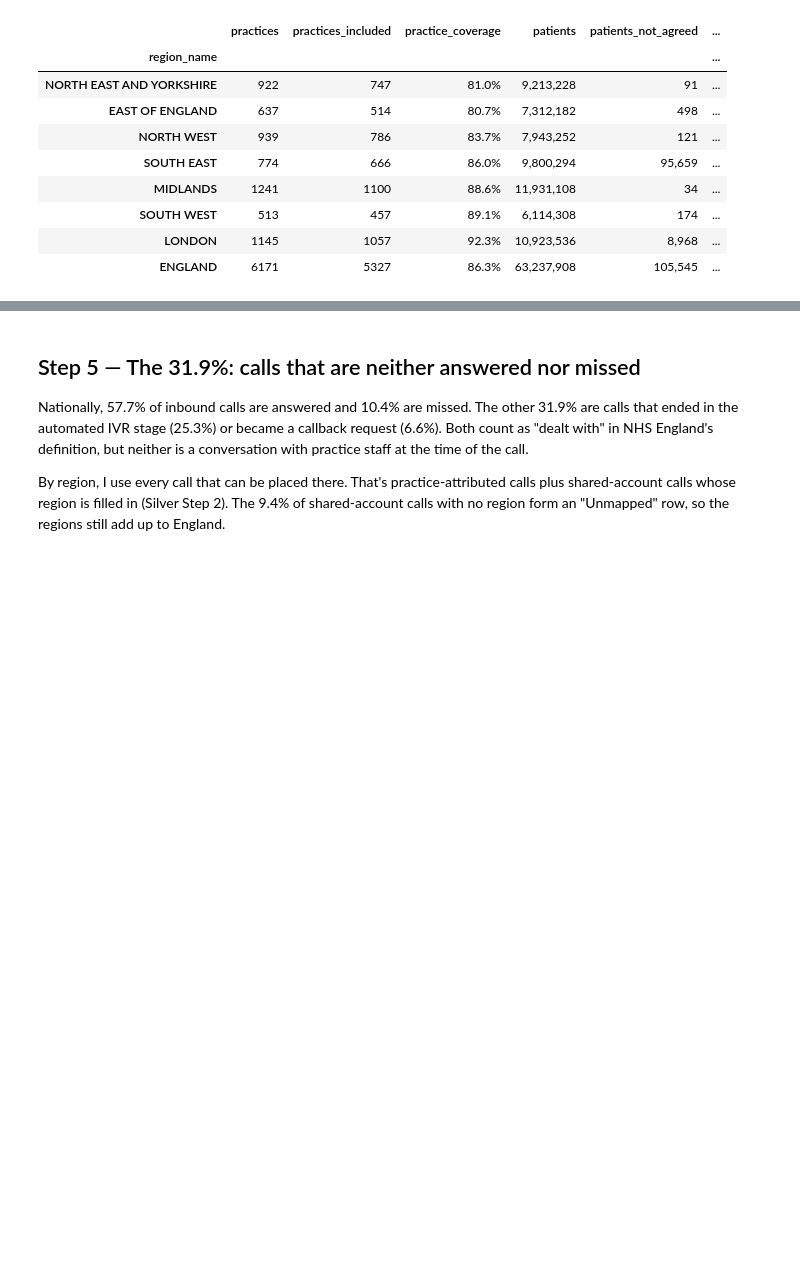
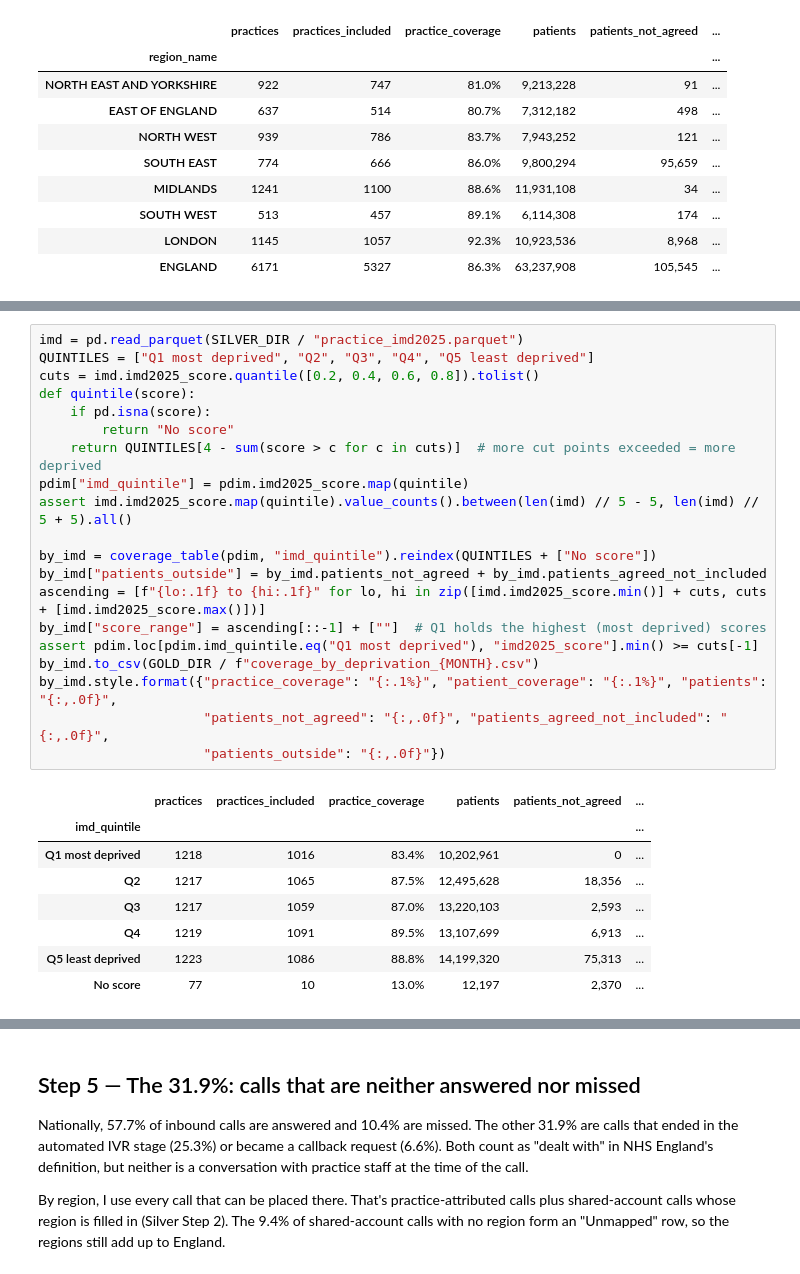
Before and after one commit to YusufIsmailayo/nhs-gp-cloud-telephony-pipeline, a Jupyter notebook: notebooks/03_gold.ipynb, the cells around one changed output, grey strips where cells are left out. Saved outputs shown, nothing was run; the diff lists cells and outputs as text; blank space fills up the shorter version.

```diff
--- a/notebooks/03_gold.ipynb
+++ b/notebooks/03_gold.ipynb
@@ -430,0 +443,29 @@ coverage.style.format({"practice_coverage": "{:.1%}", "patient_coverage": "{:.1%
+# %%
+imd = pd.read_parquet(SILVER_DIR / "practice_imd2025.parquet")
+QUINTILES = ["Q1 most deprived", "Q2", "Q3", "Q4", "Q5 least deprived"]
+cuts = imd.imd2025_score.quantile([0.2, 0.4, 0.6, 0.8]).tolist()
+def quintile(score):
+    if pd.isna(score):
+        return "No score"
+    return QUINTILES[4 - sum(score > c for c in cuts)]  # more cut points exceeded = more deprived
+pdim["imd_quintile"] = pdim.imd2025_score.map(quintile)
+assert imd.imd2025_score.map(quintile).value_counts().between(len(imd) // 5 - 5, len(imd) // 5 + 5).all()
+
+by_imd = coverage_table(pdim, "imd_quintile").reindex(QUINTILES + ["No score"])
+by_imd["patients_outside"] = by_imd.patients_not_agreed + by_imd.patients_agreed_not_included
+ascending = [f"{lo:.1f} to {hi:.1f}" for lo, hi in zip([imd.imd2025_score.min()] + cuts, cuts + [imd.imd2025_score.max()])]
+by_imd["score_range"] = ascending[::-1] + [""]  # Q1 holds the highest (most deprived) scores
+assert pdim.loc[pdim.imd_quintile.eq("Q1 most deprived"), "imd2025_score"].min() >= cuts[-1]
+by_imd.to_csv(GOLD_DIR / f"coverage_by_deprivation_{MONTH}.csv")
+by_imd.style.format({"practice_coverage": "{:.1%}", "patient_coverage": "{:.1%}", "patients": "{:,.0f}",
+                     "patients_not_agreed": "{:,.0f}", "patients_agreed_not_included": "{:,.0f}",
+                     "patients_outside": "{:,.0f}"})
+# %% [output]
+|  | practices | practices_included | practice_coverage | patients | patients_not_agreed | ... |
+| imd_quintile |  |  |  |  |  | ... |
+| Q1 most deprived | 1218 | 1016 | 83.4% | 10,202,961 | 0 | ... |
+| Q2 | 1217 | 1065 | 87.5% | 12,495,628 | 18,356 | ... |
+| Q3 | 1217 | 1059 | 87.0% | 13,220,103 | 2,593 | ... |
+| Q4 | 1219 | 1091 | 89.5% | 13,107,699 | 6,913 | ... |
+| Q5 least deprived | 1223 | 1086 | 88.8% | 14,199,320 | 75,313 | ... |
+| No score | 77 | 10 | 13.0% | 12,197 | 2,370 | ... |
```
Also changed, not shown: parts of 7 cells of this notebook, 19 other files.
